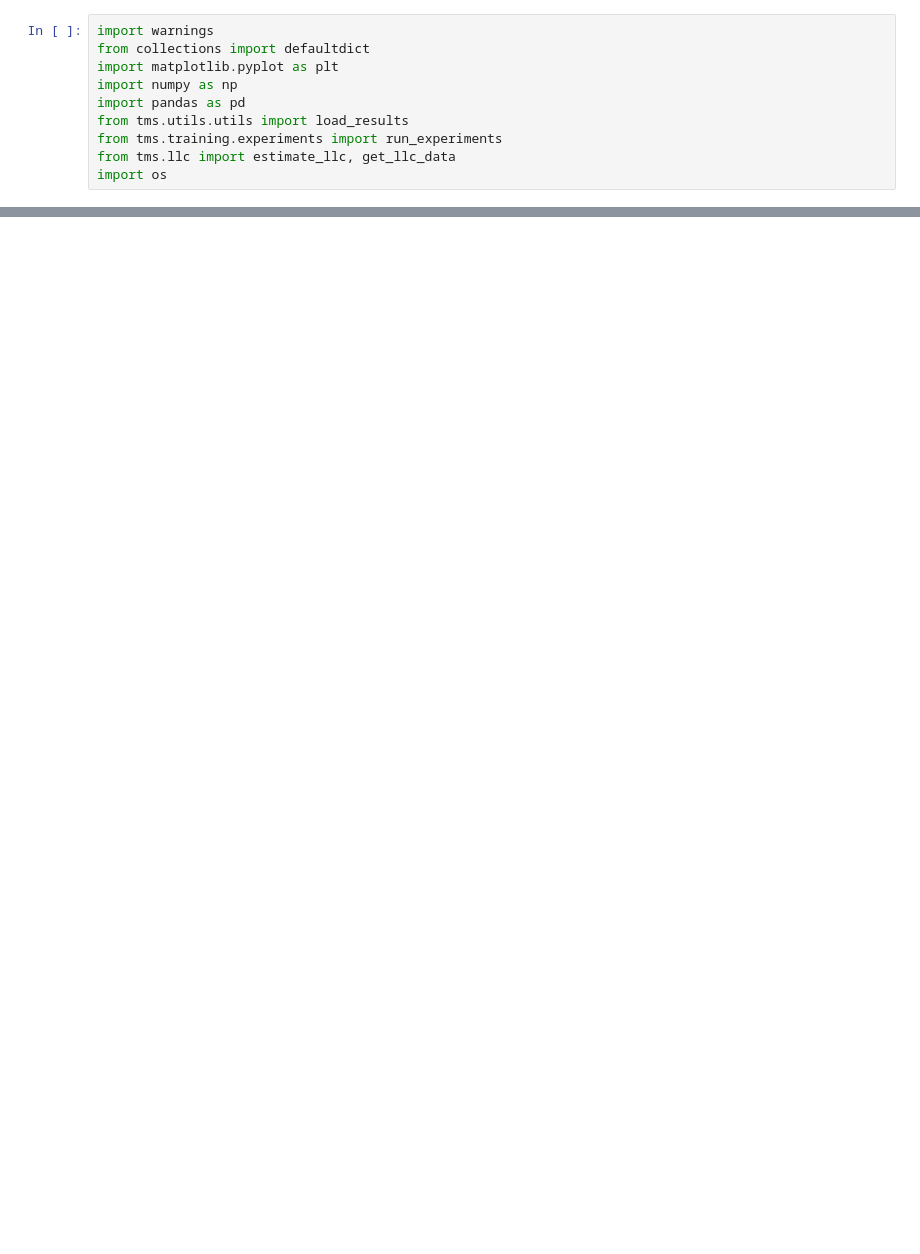
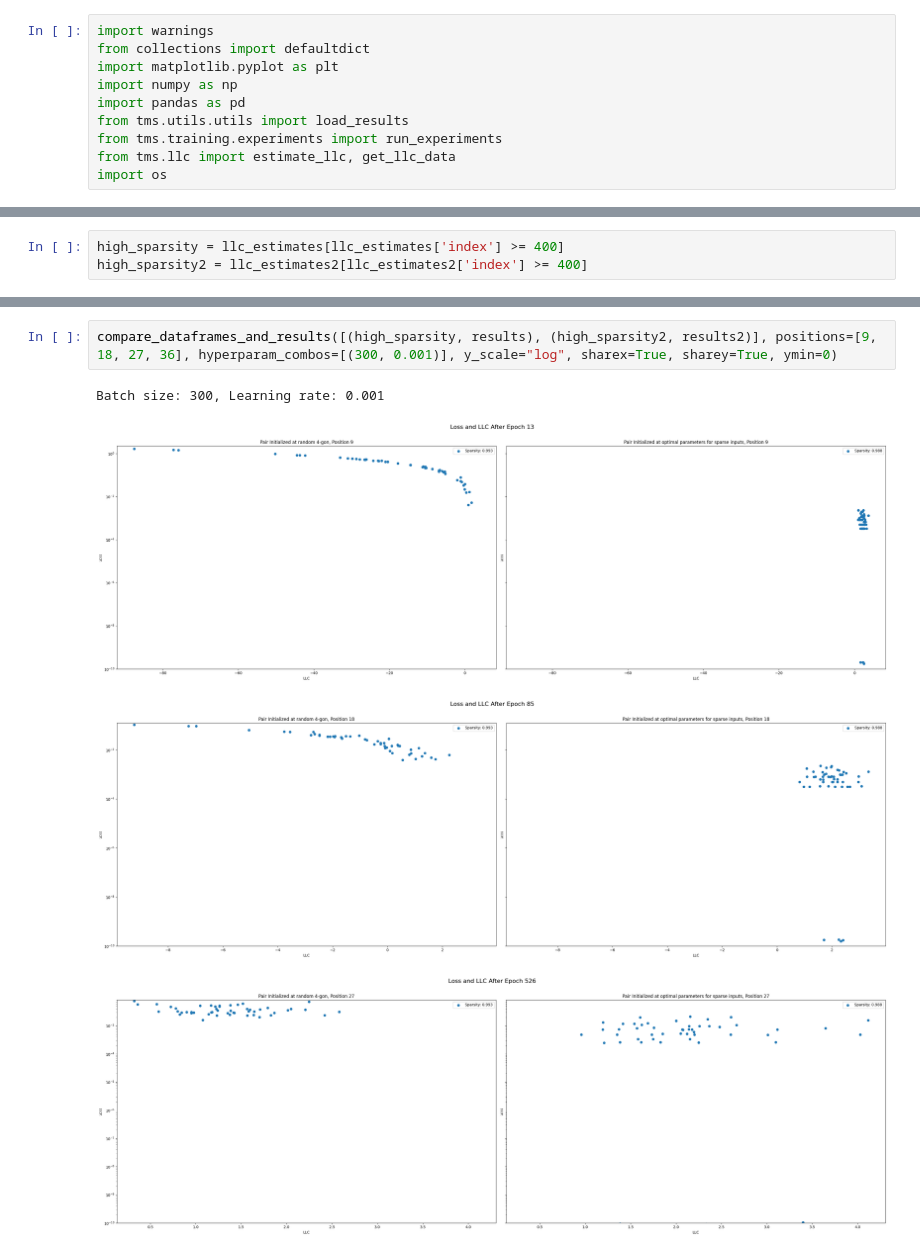
Before and after one commit to anogassis/tms-sparsity, a Jupyter notebook: notebooks/visualize_experiments.ipynb, the cells around one changed output, grey strips where cells are left out. Saved outputs shown, nothing was run; the diff lists cells and outputs as text; blank space fills up the shorter version.

```diff
--- a/notebooks/visualize_experiments.ipynb
+++ b/notebooks/visualize_experiments.ipynb
@@ -106,0 +117,3 @@ def compare_dataframes_and_results(df_results_pairs, positions = [9, 18, 27, 36,
+# %%
+high_sparsity = llc_estimates[llc_estimates['index'] >= 400]
+high_sparsity2 = llc_estimates2[llc_estimates2['index'] >= 400]
@@ -106,0 +128,7 @@ def compare_dataframes_and_results(df_results_pairs, positions = [9, 18, 27, 36,
+# %%
+compare_dataframes_and_results([(high_sparsity, results), (high_sparsity2, results2)], positions=[9, 18, 27, 36], hyperparam_combos=[(300, 0.001)], y_scale="log", sharex=True, sharey=True, ymin=0)
+# %% [output]
+Batch size: 300, Learning rate: 0.001
+[figure, added]
+[figure, added]
+[figure, added]
```
Also changed, not shown: parts of 10 cells of this notebook.
